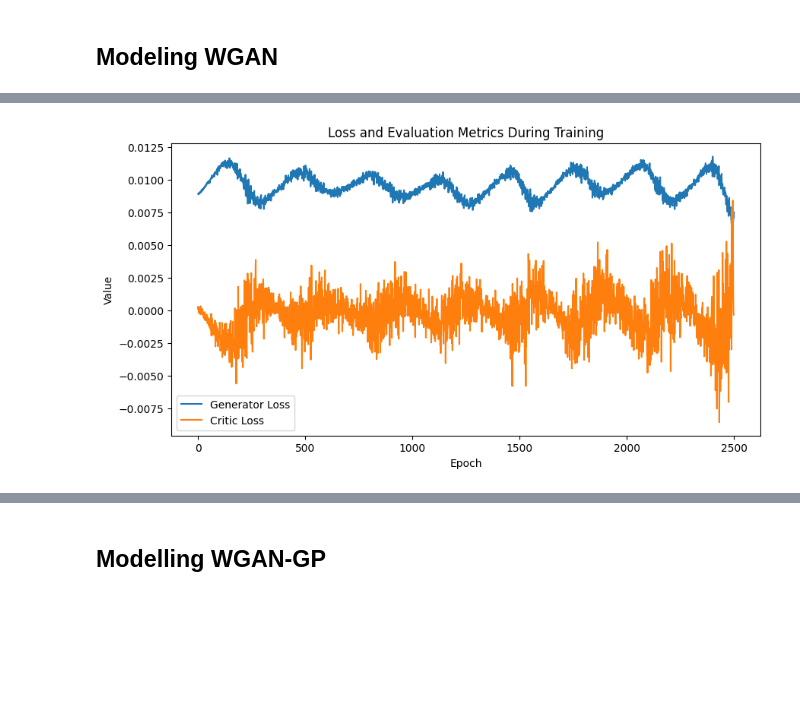
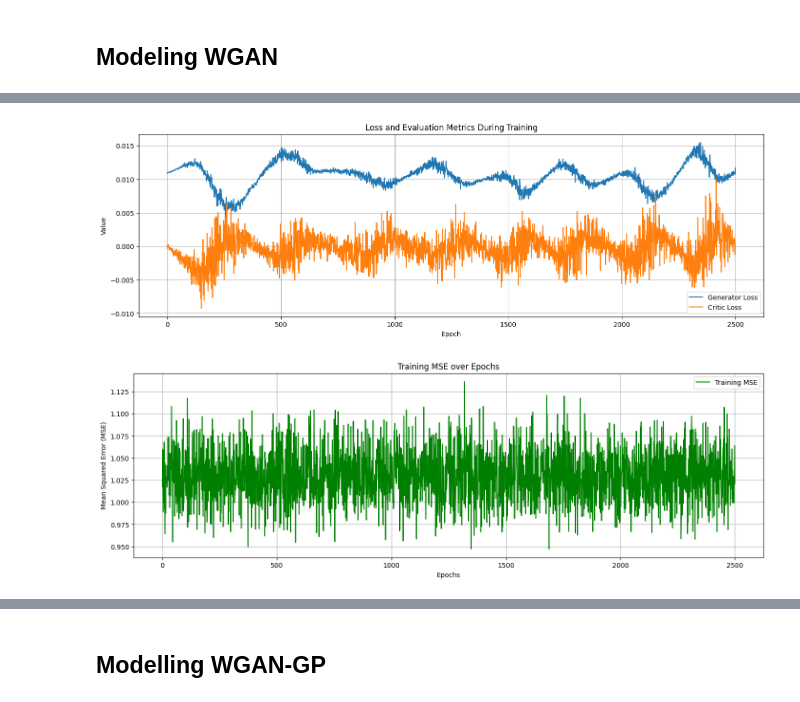
Before and after one commit to riqalter/PrediksiProfesi, a Jupyter notebook: NotebookVer2-torch-newdataset.ipynb, the cells around one changed output, grey strips where cells are left out. Drawn from its saved outputs; the diff is of its cells as text; code cells hidden in the pictures; blank space fills up the shorter version.

```diff
--- a/NotebookVer2-torch-newdataset.ipynb
+++ b/NotebookVer2-torch-newdataset.ipynb
@@ -7,7 +7,7 @@ import warnings
 warnings.filterwarnings('ignore')
 # %%
 # Membaca dataset
-data_nilai = pd.read_csv('dataset/Data Nilai Mata Kuliah Alumni Prodi Informatika Universitas Gunadarma_Ver2 - NilaiVer2.csv')
+data_nilai = pd.read_csv('dataset/Data Nilai Mata Kuliah Alumni Prodi Informatika Universitas Gunadarma_Ver2_Update - NilaiVer2_Update.csv')
 data_profesi = pd.read_csv('dataset/Data Profil Alumni Prodi Informatika Universitas Gunadarma_Ver2 - ProfesiVer2.csv')
 # %%
 data_nilai
@@ -148,6 +158,6 @@ pivoted_grades_filled.head(10)
 # %%
 # Define the grade mapping
-grade_mapping = {'A': 4, 'B': 3, 'C': 2, 'D': 1,}
+grade_mapping = {'A': 4, 'B': 3, 'C': 2, 'D': 1}
 
 # Apply the grade mapping to all relevant columns that contain grades
 # We'll apply this mapping to all columns except 'NPM', 'IPK', 'PROFESI', and 'PEKARJAAN'
@@ -501,0 +413,11 @@ Epoch [2400/2500], Loss C: -0.004168039653450251, Loss G: 0.010257712565362453,
+# %%
+# Hyperparameters
+input_size = 128  # Size of the latent vector (noise)
+hidden_size = 256
+output_size = 88  # Number of features from the dataset (excluding the target variable)
+batch_size = 128
+epochs = 2500
+critic_iterations = 5
+weight_clipping_limit = 0.01
+lr = 0.00001
+seed = 42  # Manual seed
@@ -502,12 +541,24 @@ Epoch [2400/2500], Loss C: -0.004168039653450251, Loss G: 0.010257712565362453,
 # %%
 # Plot the losses and evaluation metrics
-plt.figure(figsize=(10,5))
+plt.figure(figsize=(17,5))
 plt.title("Loss and Evaluation Metrics During Training")
 plt.plot(losses_G, label="Generator Loss")
 plt.plot(losses_C, label="Critic Loss")
 plt.xlabel("Epoch")
 plt.ylabel("Value")
+plt.grid(True)
 plt.legend()
 plt.show()
 # %% [output]
-[figure, old version]
+[figure, new version]
+# %%
+plt.figure(figsize=(17,5))
+plt.plot( mse_values, label='Training MSE', color='green')
+plt.title('Training MSE over Epochs')
+plt.xlabel('Epochs')
+plt.ylabel('Mean Squared Error (MSE)')
+plt.grid(True)
+plt.legend()
+plt.show()
+# %% [output]
+[figure, added]
```
Also changed, not shown: parts of 35 cells of this notebook, 4 other files.
